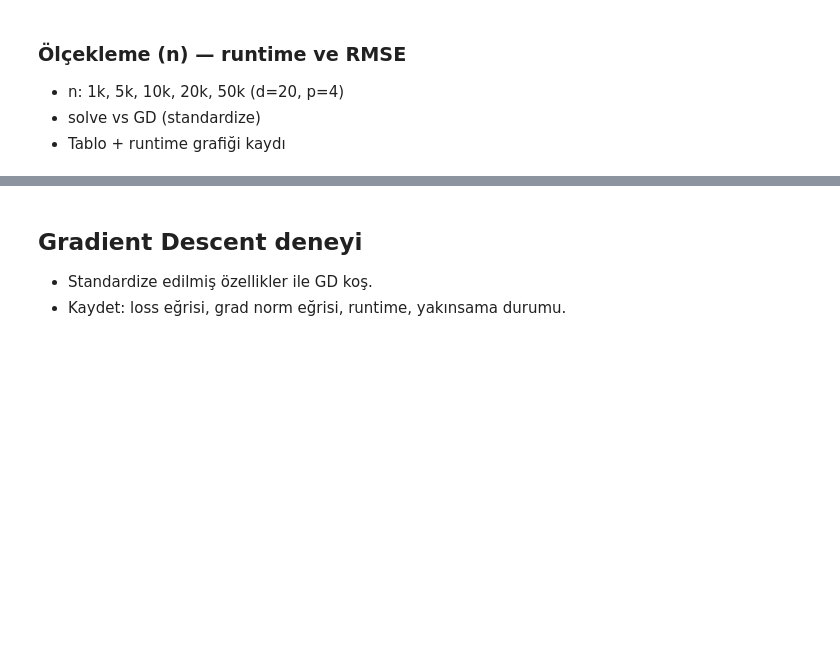
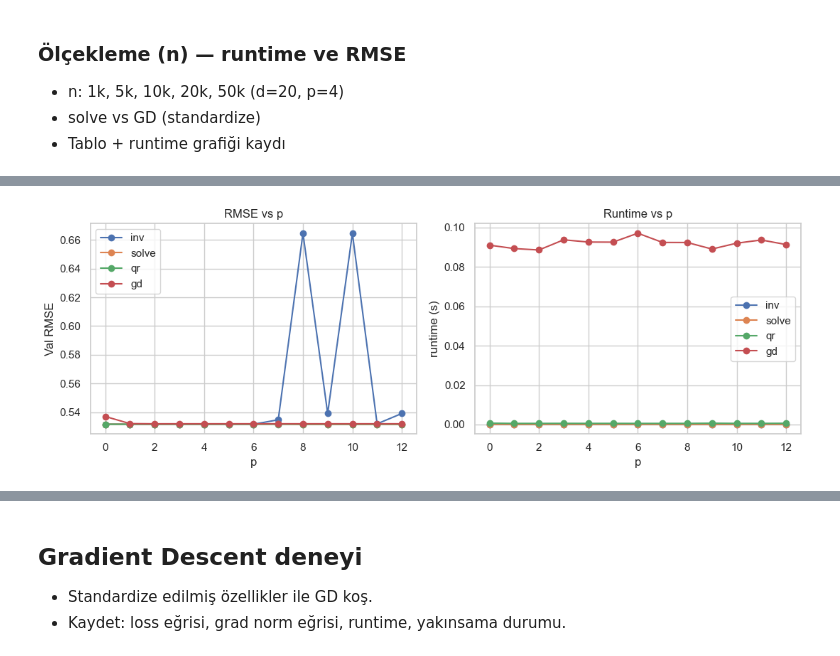
Before and after one commit to omeraltinova/numerikproje, a Jupyter notebook: notebooks/01_experiments.ipynb, the cells around one changed output, grey strips where cells are left out. Saved outputs shown, nothing was run; the diff lists cells and outputs as text; code cells hidden in the pictures; blank space fills up the shorter version.

```diff
--- a/notebooks/01_experiments.ipynb
+++ b/notebooks/01_experiments.ipynb
@@ -344,0 +376,80 @@ print("Saved versions ->", versions_path)
+# %%
+
+rows_p = []
+methods = [
+    ("inv", normal_eq_inverse, False),
+    ("solve", normal_eq_solve, False),
+    ("qr", least_squares_qr, False),
+    ("gd", None, True),
+]
+
+for p in p_values:
+    X, y, theta_true = make_synthetic_linear(n=2000, d=20, p=p, noise_std=0.5, seed=SEED)
+    cond_val = cond_xtx(X)
+    X_train, X_val, y_train, y_val = train_val_split(X, y, val_ratio=0.2, seed=SEED)
+    for name, solver, is_gd in methods:
+        try:
+            if is_gd:
+                X_train_std, X_val_std, mean, std = standardize(X_train, X_val)
+                with elapsed_timer() as t:
+                    theta_hat, history = gradient_descent(
+                        X_train_std,
+                        y_train,
+                        alpha=gd_params["alpha"],
+                        max_iter=gd_params["max_iter"],
+                        tol=gd_params["tol"],
+                        log_every=200,
+                    )
+                runtime = t()
+                y_train_pred = X_train_std @ theta_hat
+                y_val_pred = X_val_std @ theta_hat
+                theta_err = np.nan  # standardize edildiği için doğrudan karşılaştırma yapmıyoruz
+            else:
+                with elapsed_timer() as t:
+                    theta_hat = solver(X_train, y_train)
+                runtime = t()
+                y_train_pred = X_train @ theta_hat
+                y_val_pred = X_val @ theta_hat
+                theta_err = float(np.linalg.norm(theta_hat - theta_true))
+
+            rows_p.append(
+                {
+                    "p": p,
+                    "method": name,
+                    "cond_xtx": cond_val,
+                    "rmse_train": rmse(y_train, y_train_pred),
+                    "rmse_val": rmse(y_val, y_val_pred),
+                    "theta_err": theta_err,
+                    "runtime": runtime,
+                    "success": True,
+                }
+            )
+        except Exception as e:  # noqa: BLE001
+            rows_p.append({"p": p, "method": name, "cond_xtx": cond_val, "success": False, "error": str(e)[:80]})
+
+p_df = pd.DataFrame(rows_p)
+save_table(p_df, "conditioning_table")
+
+fig, ax = plt.subplots(1, 2, figsize=(11, 4))
+for name in ["inv", "solve", "qr", "gd"]:
+    subset = p_df[(p_df["method"] == name) & (p_df["success"])]
+    ax[0].plot(subset["p"], subset["rmse_val"], marker="o", label=name)
+    ax[1].plot(subset["p"], subset["runtime"], marker="o", label=name)
+ax[0].set_xlabel("p")
+ax[0].set_ylabel("Val RMSE")
+ax[0].set_title("RMSE vs p")
+ax[0].legend()
+ax[1].set_xlabel("p")
+ax[1].set_ylabel("runtime (s)")
+ax[1].set_title("Runtime vs p")
+ax[1].legend()
+save_fig(fig, "conditioning_p_rmse_runtime")
+plt.show()
+
+plt.figure(figsize=(5, 4))
+p_df[["p", "cond_xtx"]].drop_duplicates().sort_values("p").plot(x="p", y="cond_xtx", marker="o", legend=False)
+plt.ylabel("cond(X^T X)")
+plt.title("Koşul sayısı vs p")
+save_fig(plt.gcf(), "conditioning_p_cond")
+plt.show()
+# %% [output]
@@ -344,0 +458 @@ print("Saved versions ->", versions_path)
+[figure, added]
```
Also changed, not shown: parts of 12 cells of this notebook, 10 other files.
